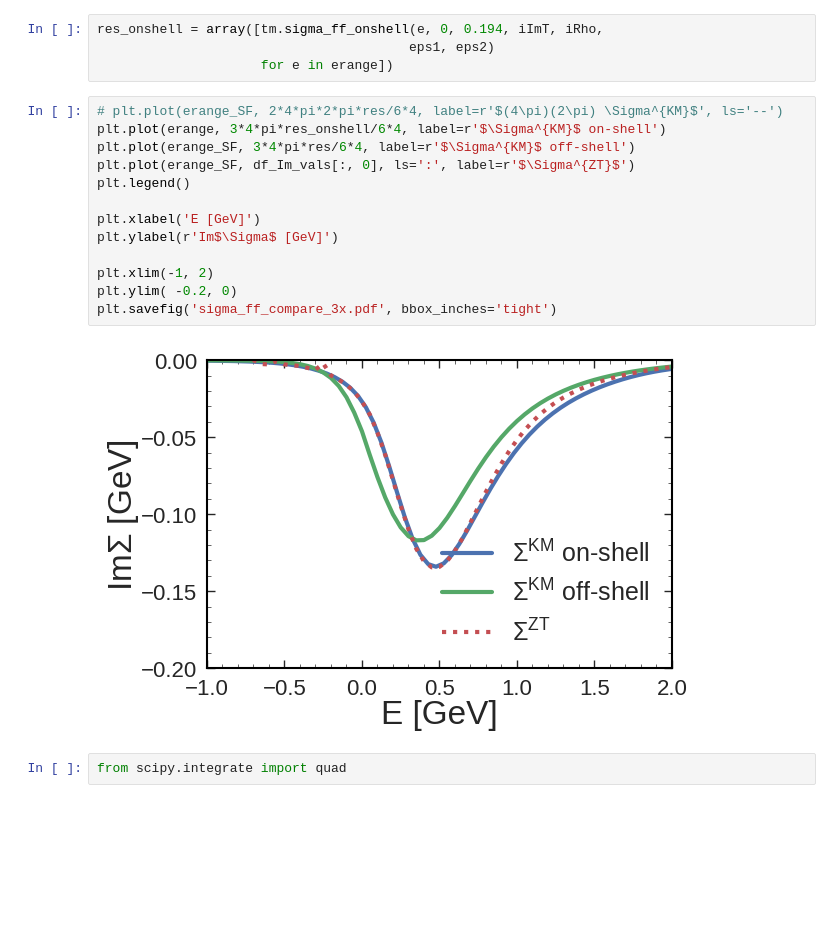
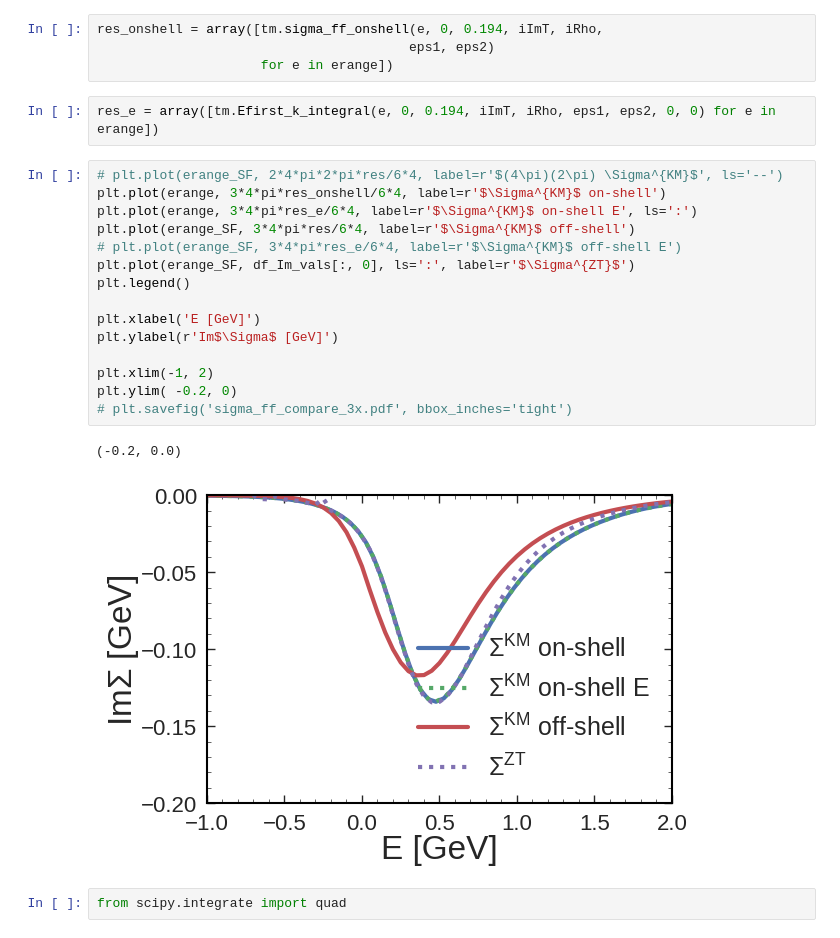
Before and after one commit to k-maslov/TMQGP, a Jupyter notebook: FromZhanduo/CompareZhanduo.ipynb, the cells around one changed output. Saved outputs shown, nothing was run; the diff lists cells and outputs as text; blank space fills up the shorter version.

```diff
--- a/FromZhanduo/CompareZhanduo.ipynb
+++ b/FromZhanduo/CompareZhanduo.ipynb
@@ -175,21 +175,26 @@ erange = linspace(-5, 5, 200)
 res_onshell = array([tm.sigma_ff_onshell(e, 0, 0.194, iImT, iRho,
                                         eps1, eps2)
                      for e in erange])
+# %%
+res_e = array([tm.Efirst_k_integral(e, 0, 0.194, iImT, iRho, eps1, eps2, 0, 0) for e in erange])
 # %%
 # plt.plot(erange_SF, 2*4*pi*2*pi*res/6*4, label=r'$(4\pi)(2\pi) \Sigma^{KM}$', ls='--')
 plt.plot(erange, 3*4*pi*res_onshell/6*4, label=r'$\Sigma^{KM}$ on-shell')
+plt.plot(erange, 3*4*pi*res_e/6*4, label=r'$\Sigma^{KM}$ on-shell E', ls=':')
 plt.plot(erange_SF, 3*4*pi*res/6*4, label=r'$\Sigma^{KM}$ off-shell')
+# plt.plot(erange_SF, 3*4*pi*res_e/6*4, label=r'$\Sigma^{KM}$ off-shell E')
 plt.plot(erange_SF, df_Im_vals[:, 0], ls=':', label=r'$\Sigma^{ZT}$')
 plt.legend()
 
 plt.xlabel('E [GeV]')
 plt.ylabel(r'Im$\Sigma$ [GeV]')
 
 plt.xlim(-1, 2)
 plt.ylim( -0.2, 0)
-plt.savefig('sigma_ff_compare_3x.pdf', bbox_inches='tight')
+# plt.savefig('sigma_ff_compare_3x.pdf', bbox_inches='tight')
 # %% [output]
+(-0.2, 0.0)
-[figure, old version]
+[figure, new version]
 # %%
 from scipy.integrate import quad
 # %%
```
Also changed, not shown: 22 other files.
